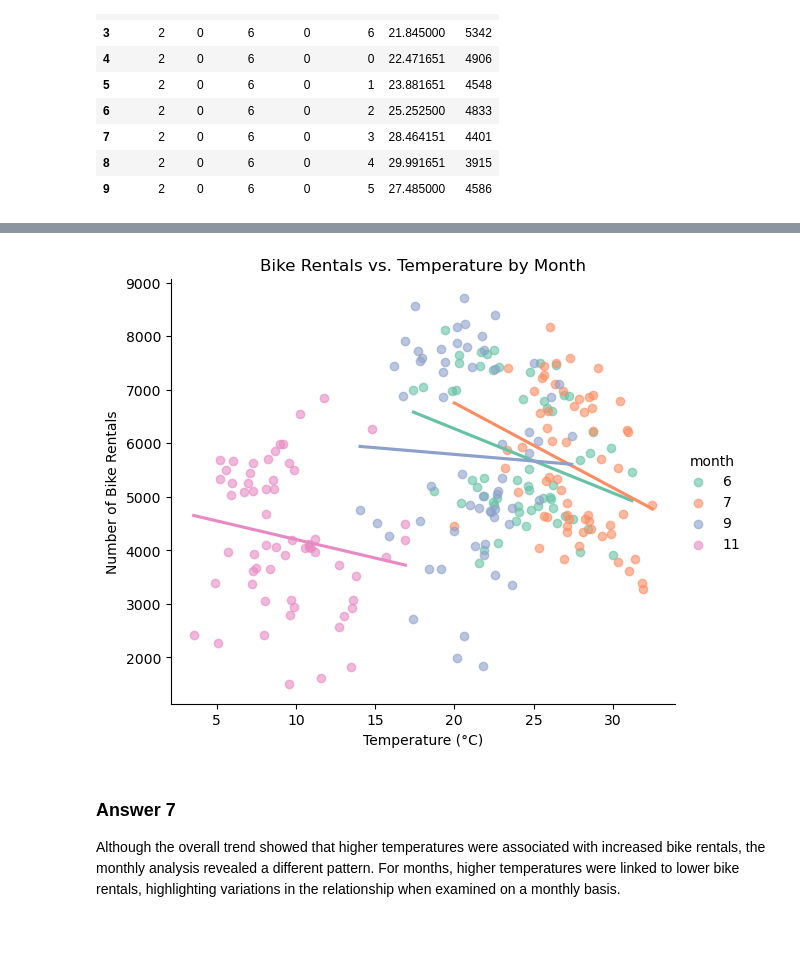
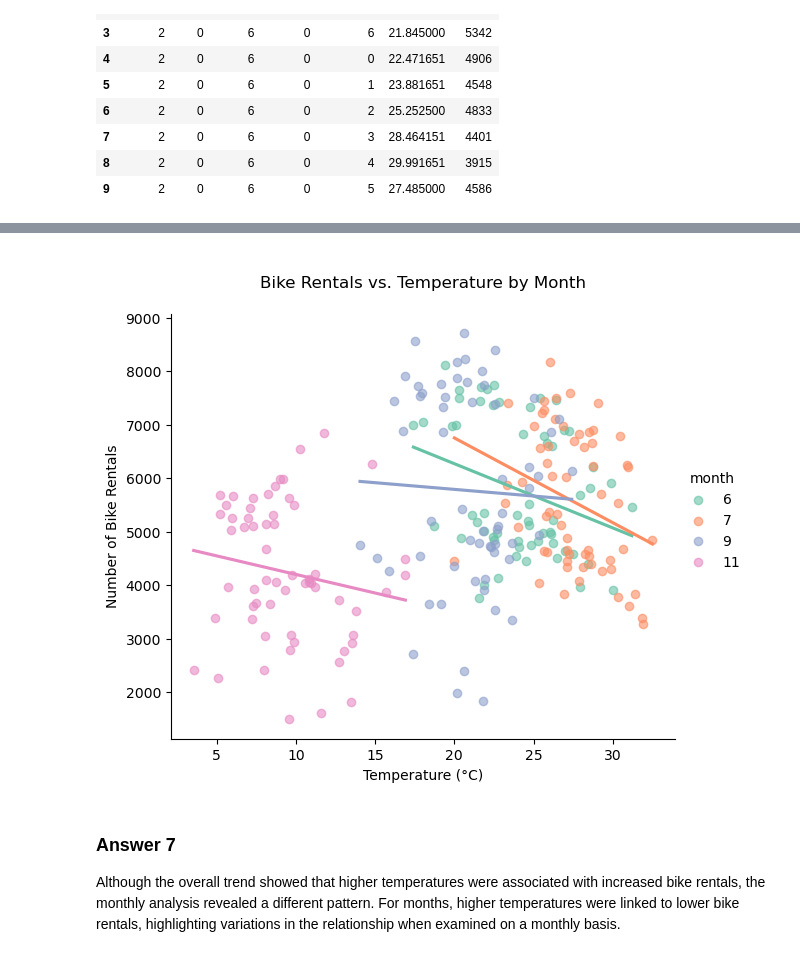
Before and after one commit to INFO-511-F24/lab-05-ChilePeppers, a Jupyter notebook: lab-5.ipynb, the cells around one changed output, grey strips where cells are left out. Cells and saved outputs as stored; diff of their text form; code cells hidden in the pictures.

```diff
--- a/lab-5.ipynb
+++ b/lab-5.ipynb
@@ -402,21 +402,21 @@ plt.show()
 # %%
 sns.lmplot(
     data=bike_data,
     x='temp',
     y='count',
     hue='month',
     palette='Set2',
     ci=None,
     scatter_kws={'alpha': 0.6},
     height=5,
     aspect=1.2
 )
-plt.title("Bike Rentals vs. Temperature by Month")
+plt.title("\nBike Rentals vs. Temperature by Month\n")
 plt.xlabel("Temperature (°C)")
 plt.ylabel("Number of Bike Rentals")
 plt.show()
 # %% [output]
-[figure, old version]
+[figure, new version]
 # %% [markdown]
 ### Answer 7
 
```
Also changed, not shown: parts of 1 cell of this notebook.
